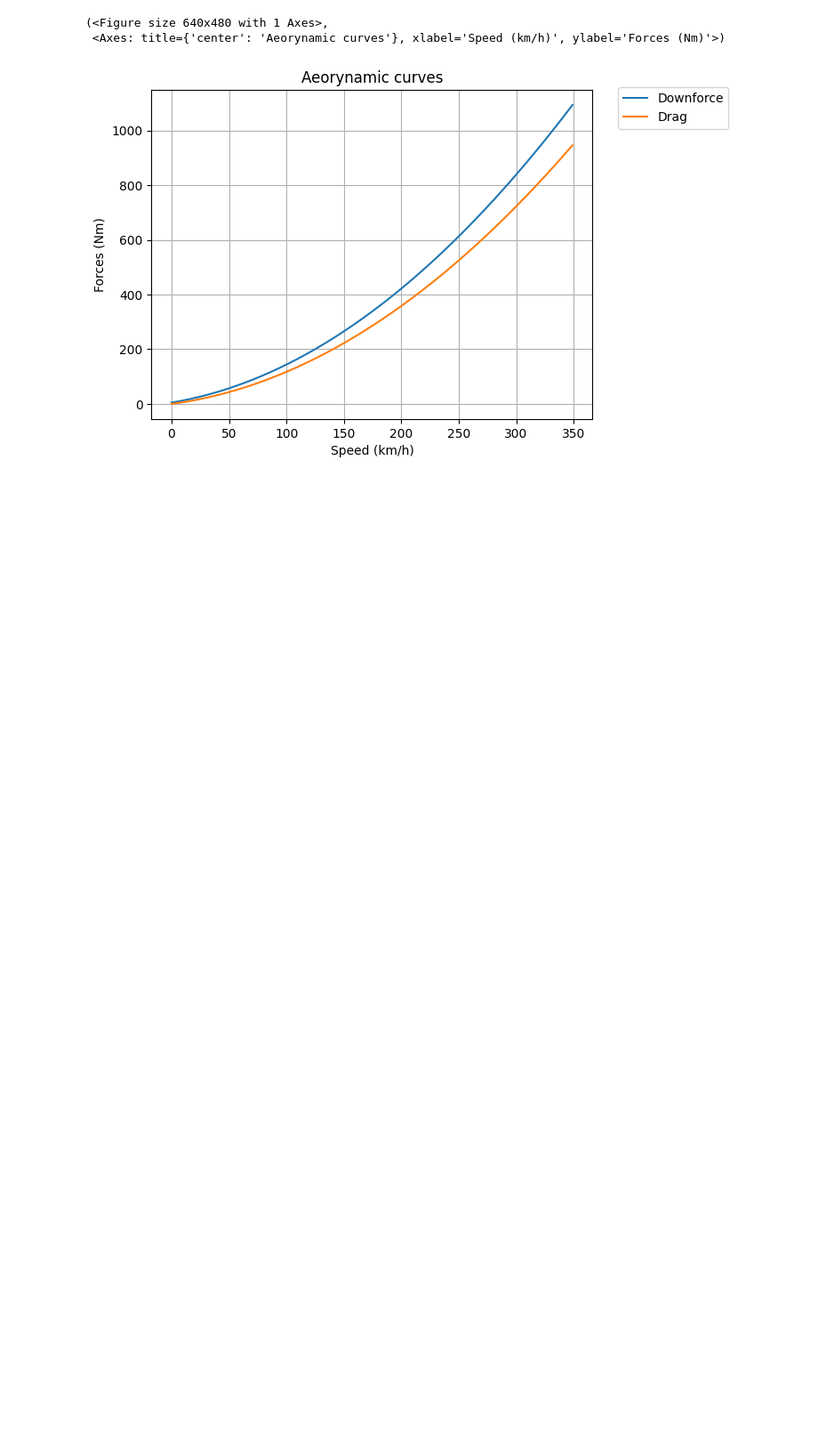
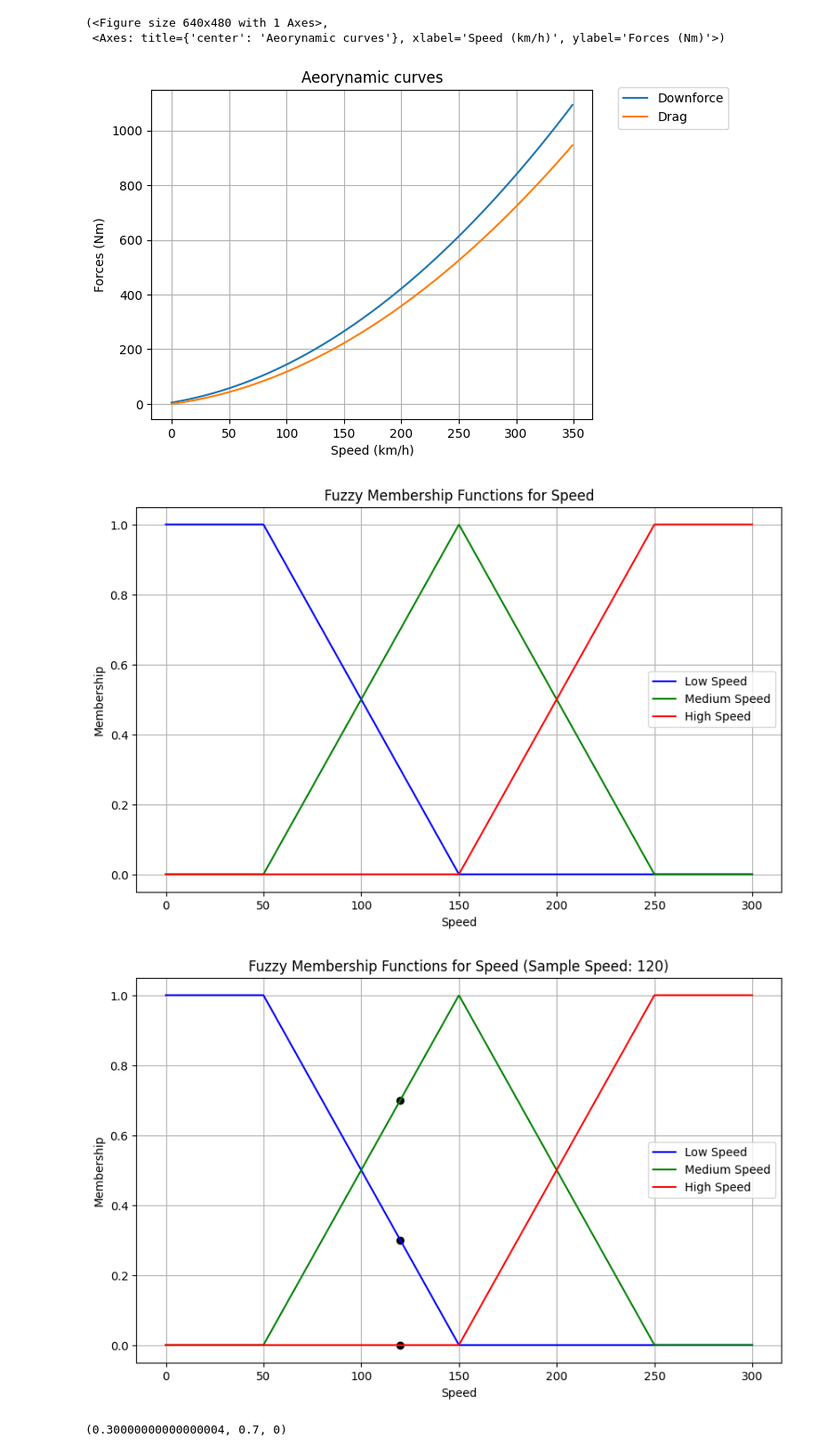
Before and after one commit to Nelson-Jnrnd/race-lap-simulations, a Jupyter notebook: downforce_sim.ipynb, the cells around one changed output. Shown at 89% size. Saved outputs shown, nothing was run; the diff lists cells and outputs as text; code cells hidden in the pictures; blank space fills up the shorter version.

Commit message:
Test of parameterisation with low, medium, high speed bins

```diff
--- a/downforce_sim.ipynb
+++ b/downforce_sim.ipynb
@@ -49,3 +49,76 @@ plot_downforce_curve(f_w)
 (<Figure size 640x480 with 1 Axes>,
  <Axes: title={'center': 'Aeorynamic curves'}, xlabel='Speed (km/h)', ylabel='Forces (Nm)'>)
 [figure]
+# %%
+import matplotlib.pyplot as plt
+import numpy as np
+
+def low_speed(x):
+    if x <= 50:
+        return 1
+    elif 50 < x < 150:
+        return 1 - (x - 50) / 100
+    else:
+        return 0
+
+def medium_speed(x):
+    if 50 < x < 150:
+        return (x - 50) / 100
+    elif 150 <= x < 250:
+        return 1 - (x - 150) / 100
+    else:
+        return 0
+
+def high_speed(x):
+    if x <= 150:
+        return 0
+    elif 150 < x < 250:
+        return (x - 150) / 100
+    else:
+        return 1
+
+def speed_membership(speed):
+    """
+    Returns the membership values for a given speed in the three sets: Low, Medium, and High.
+    """
+    return low_speed(speed), medium_speed(speed), high_speed(speed)
+
+# Test functions
+x_values = np.linspace(0, 300, 1000)
+low_values = [low_speed(x) for x in x_values]
+medium_values = [medium_speed(x) for x in x_values]
+high_values = [high_speed(x) for x in x_values]
+
+plt.figure(figsize=(10, 6))
+plt.plot(x_values, low_values, label='Low Speed', color='blue')
+plt.plot(x_values, medium_values, label='Medium Speed', color='green')
+plt.plot(x_values, high_values, label='High Speed', color='red')
+plt.title('Fuzzy Membership Functions for Speed')
+plt.xlabel('Speed')
+plt.ylabel('Membership')
+plt.legend()
+plt.grid(True)
+plt.show()
+
+# Test with a sample speed
+sample_speed = 120
+low_membership, medium_membership, high_membership = speed_membership(sample_speed)
+
+# Plot the membership functions along with the sample speed membership
+plt.figure(figsize=(10, 6))
+plt.plot(x_values, low_values, label='Low Speed', color='blue')
+plt.plot(x_values, medium_values, label='Medium Speed', color='green')
+plt.plot(x_values, high_values, label='High Speed', color='red')
+plt.scatter([sample_speed, sample_speed, sample_speed], [low_membership, medium_membership, high_membership], color='black', marker='o')
+plt.title(f'Fuzzy Membership Functions for Speed (Sample Speed: {sample_speed})')
+plt.xlabel('Speed')
+plt.ylabel('Membership')
+plt.legend()
+plt.grid(True)
+plt.show()
+
+(low_membership, medium_membership, high_membership)
+# %% [output]
+[figure, added]
+[figure, added]
+(0.30000000000000004, 0.7, 0)
```
Also changed, not shown: parts of 3 cells of this notebook.
